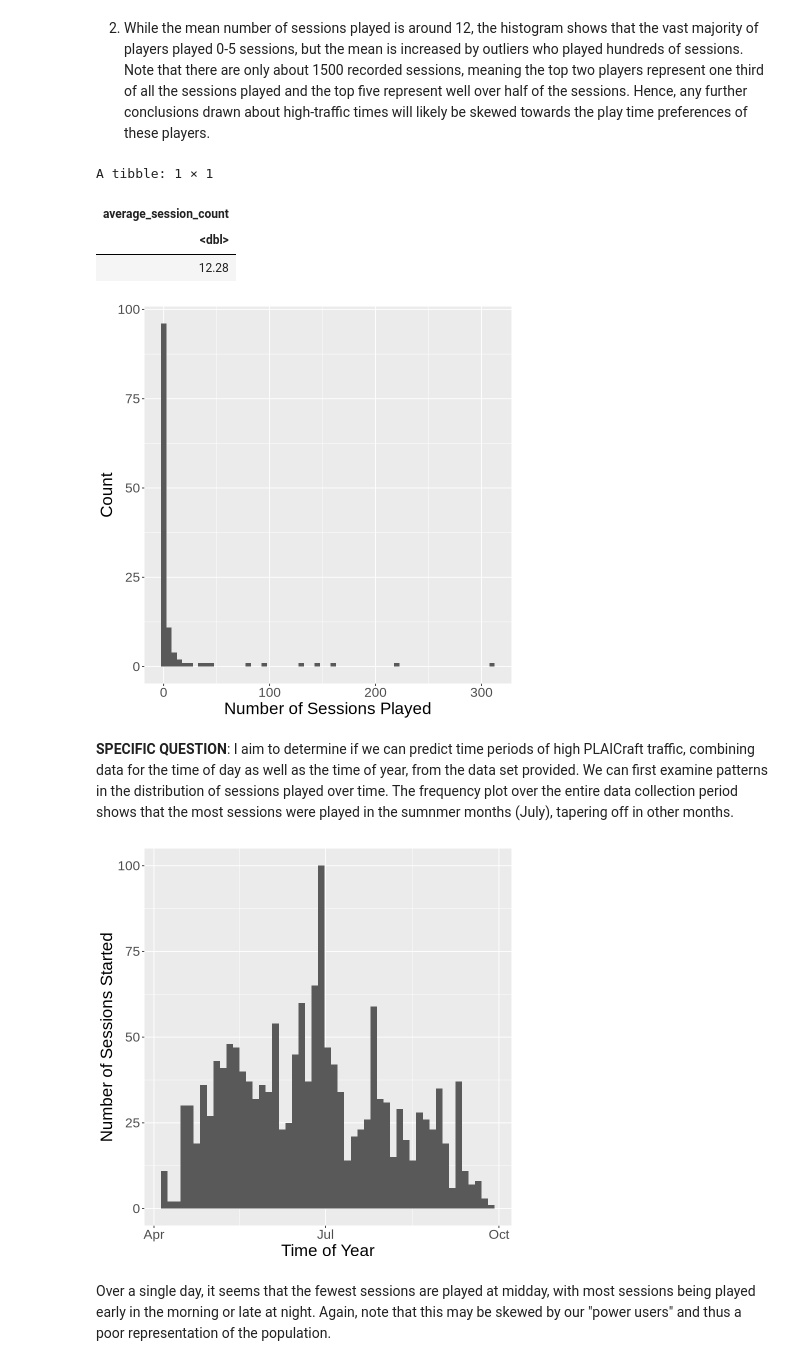
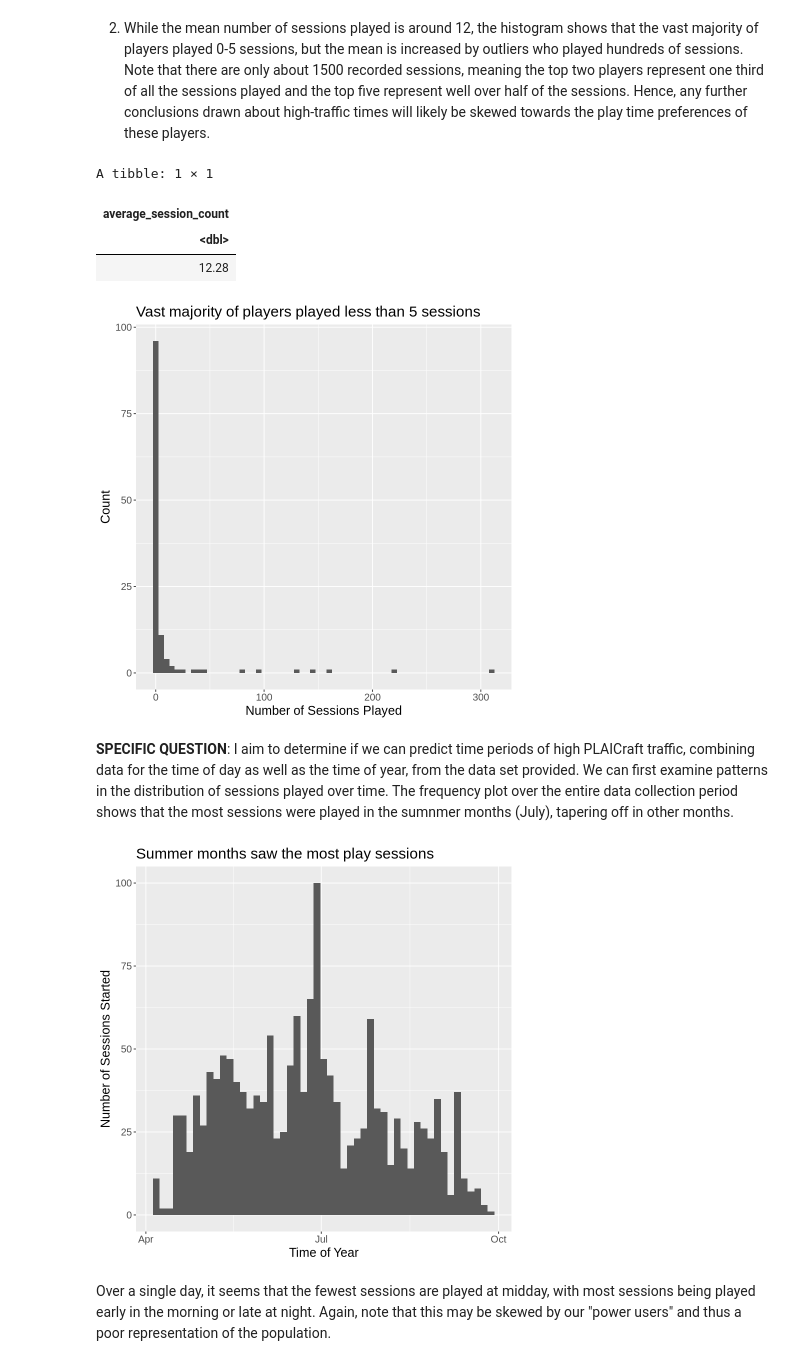
Before and after one commit to YoyoLiu314/group-project, a Jupyter notebook: project.ipynb, the cells around one changed output. Drawn from its saved outputs; the diff is of its cells as text; code cells hidden in the pictures.

```diff
--- a/project.ipynb
+++ b/project.ipynb
@@ -114,14 +119 @@ A tibble: 1 × 1
 Immediately, a few tidiness issues are obvious. Column titles have inconsistent capitalization and word spacing conventions, some variables are the wrong data type, and the UNIX time is not precise enough to be useful. Hence, the useless columns are removed, column names are cleaned, and types are changed.
-# %%
-sessions <- read_csv(sessions_url) |> #For some reason, I need to read the code in again or this doesn't work.
-    clean_names() |> #I don't have time to figure out why so I'll just appease the R gods.
-    mutate(start_time = dmy_hm(start_time)) |>
-    mutate(end_time = dmy_hm(end_time)) |>
-    select(-starts_with("original"))
-
-players <- players |>
-clean_names() |>
-mutate(experience = as_factor(experience))
-
-sessions
-players
@@ -202,23 +157,29 @@ The average session lasted a bit under an hour, the shortest lasting just 3 minu
 # %%
+sessions <- sessions |>
+    mutate(duration = end_time - start_time)
 max_session_time <- sessions |>
-    mutate(duration = end_time - start_time) |>
     select(duration) |>
     map_df(max, na.rm = TRUE) |>
     rename(max_duration = duration)
 
 min_session_time <- sessions |>
-    mutate(duration = end_time - start_time) |>
     select(duration) |>
     map_df(min, na.rm = TRUE) |>
     rename(min_duration = duration)
 
 mean_session_time <- sessions |>
-    mutate(duration = end_time - start_time) |>
     select(duration) |>
     map_df(mean, na.rm = TRUE) |>
     rename(mean_duration = duration)
 
 bind_cols(min_session_time, mean_session_time, max_session_time)
+
+duration_hist <- ggplot(sessions, aes(x = duration)) +
+    geom_histogram(binwidth = 5) +
+    labs(x = "Duration of Session (minutes)", y = "Number of Sessions") +
+    ggtitle("Most sessions lasted less than 5 minutes") +
+    theme(text = element_text(size = 15))
+duration_hist
 # %% [output]
 A tibble: 1 × 3
 | min_duration | mean_duration | max_duration |
@@ -266,26 +232,28 @@ avg_sessions
 sessions_histogram <- ggplot(sessions_players, aes(x = count)) +
     geom_histogram(binwidth = 5) +
     labs(x = "Number of Sessions Played", y = "Count") +
-    theme(text = element_text(size = 20))
+    theme(text = element_text(size = 15)) +
+    ggtitle("Vast majority of players played less than 5 sessions")
 sessions_histogram
 # %% [output]
 A tibble: 1 × 1
 | average_session_count |
 | <dbl> |
 | 12.28 |
-[figure, old version]
+[figure, new version]
 # %% [markdown]
 **SPECIFIC QUESTION**: I aim to determine if we can predict time periods of high PLAICraft traffic, combining data for the time of day as well as the time of year, from the data set provided. We can first examine patterns in the distribution of sessions played over time. The frequency plot over the entire data collection period shows that the most sessions were played in the sumnmer months (July), tapering off in other months.
 # %%
 time_plot <- sessions |>
     ggplot(aes(x = start_time)) +
         geom_histogram(binwidth = 300000) +
     labs(x = "Time of Year", y = "Number of Sessions Started") +
-    theme(text = element_text(size = 20))
+    theme(text = element_text(size = 15)) +
+    ggtitle("Summer months saw the most play sessions")
 
 time_plot
 # %% [output]
-[figure, old version]
+[figure, new version]
 # %% [markdown]
 Over a single day, it seems that the fewest sessions are played at midday, with most sessions being played early in the morning or late at night. Again, note that this may be skewed by our "power users" and thus a poor representation of the population.
 # %%
```
Also changed, not shown: parts of 8 cells of this notebook.
